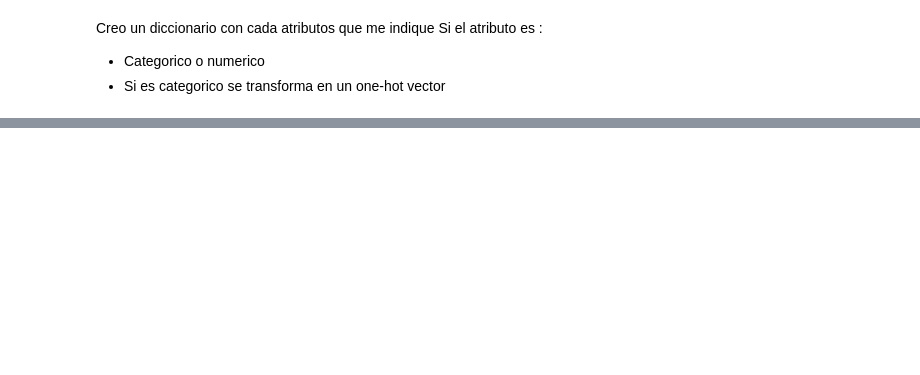
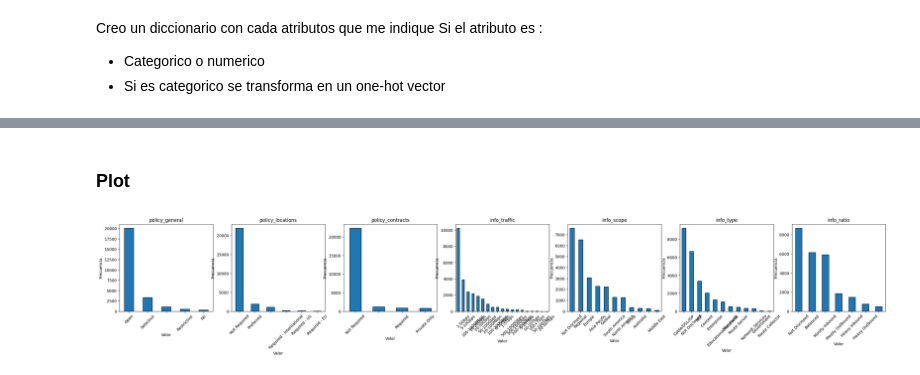
Before and after one commit to valesteban/TrabajoTesis, a Jupyter notebook: create_graph.ipynb, the cells around one changed output, grey strips where cells are left out. Saved outputs shown, nothing was run; the diff lists cells and outputs as text; code cells hidden in the pictures; blank space fills up the shorter version.

```diff
--- a/create_graph.ipynb
+++ b/create_graph.ipynb
@@ -183,0 +259,18 @@ info_never_via_route_servers: {'categorical': True, 'uniques': 2, 'empty_count':
+# %% [markdown]
+### Plot
+# %%
+# Ahora graficamos usando subplots
+num_cols = len(categorical_list)  # cantidad de columnas
+fig, axs = plt.subplots(1, num_cols, figsize=(5*num_cols, 4))
+
+# Para cada atributo y su correspondiente subplot
+for i, attr in enumerate(categorical_list):
+    value_counts = cat_df[attr].value_counts()
+
+    value_counts.plot(kind='bar', ax=axs[i], edgecolor='black')
+    axs[i].set_title(attr)
+    axs[i].set_xlabel('Valor')
+    axs[i].set_ylabel('Frecuencia')
+    axs[i].tick_params(axis='x', rotation=45)
+# %% [output]
+[figure, added]
```
Also changed, not shown: parts of 30 cells of this notebook.
